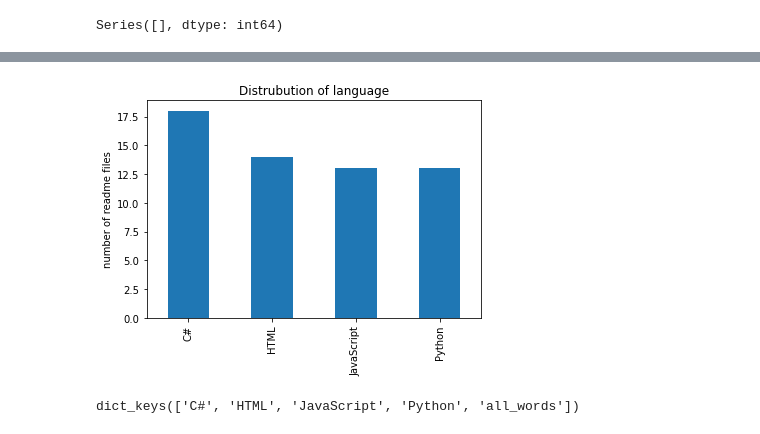
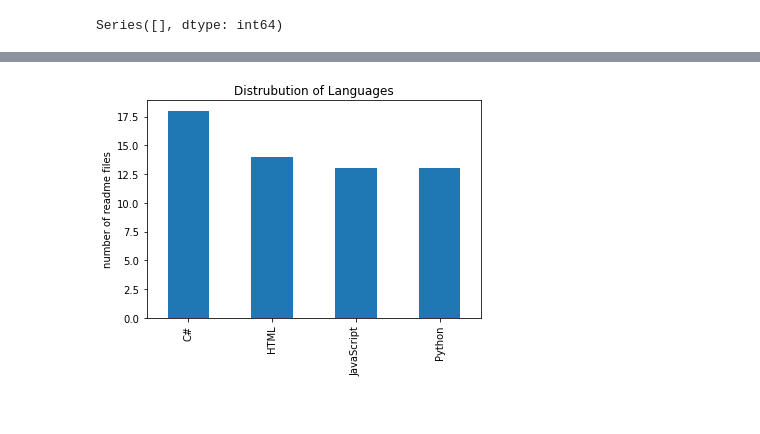
Before and after one commit to codeup-germain/github-code-composition, a Jupyter notebook: curtis-draft.ipynb, the cells around one changed output, grey strips where cells are left out. Saved outputs shown, nothing was run; the diff lists cells and outputs as text; code cells hidden in the pictures.

Commit message:
chart and cloud

```diff
--- a/curtis-draft.ipynb
+++ b/curtis-draft.ipynb
@@ -216,7 +252,7 @@ Series([], dtype: int64)
 # %%
 train.language.value_counts().plot.bar()
-plt.title('Distrubution of language')
+plt.title('Distrubution of Languages')
 plt.ylabel('number of readme files')
 plt.show()
 # %% [output]
-[figure, old version]
+[figure, new version]
@@ -252,8 +288,3 @@ for language in list_lang :
 
 #add allwords
 join_text['all_words']= clean(' '.join(train.lemmatized))
-# %%
-#check if we have all the languages
-join_text.keys()
-# %% [output]
-dict_keys(['C#', 'HTML', 'JavaScript', 'Python', 'all_words'])
```
Also changed, not shown: parts of 25 cells of this notebook.
